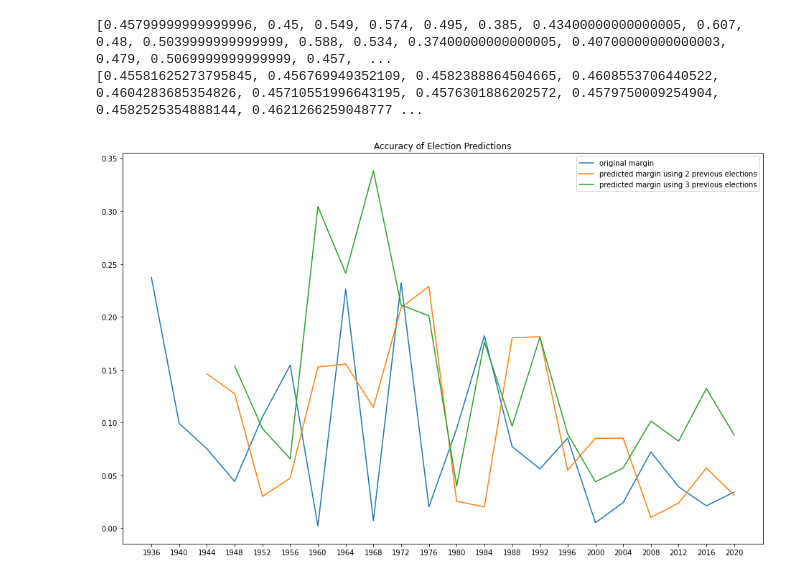
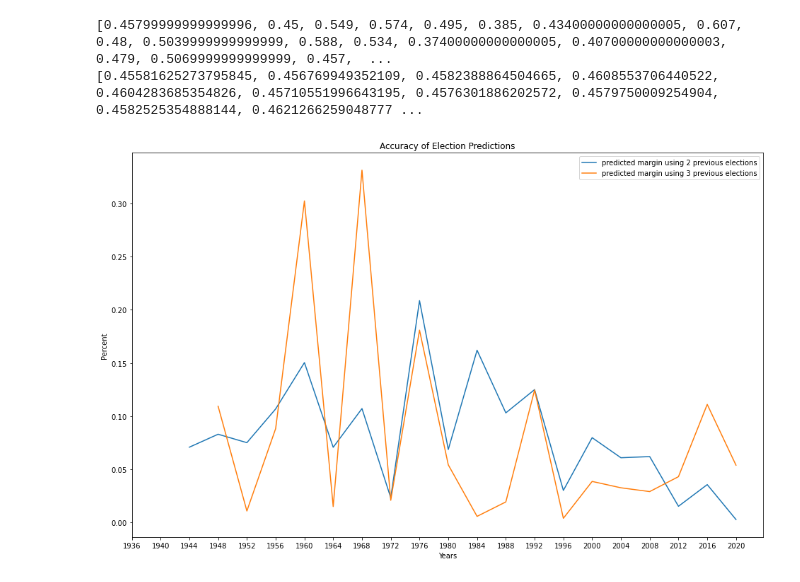
Before and after one commit to Matt-Spence/CS320Project, a Jupyter notebook: Group_Project.ipynb, the cells around one changed output. Drawn from its saved outputs; the diff is of its cells as text; code cells hidden in the pictures.

Commit message:
edit on margins

```diff
--- a/Group_Project.ipynb
+++ b/Group_Project.ipynb
@@ -412,33 +412,36 @@ def num_prev_elec(num_prev, original = True, start_year = 1936, end_year = 2020)
             predictions_r.append(y_new[0])
 
             y = subset['popular_d_percent'] # binary outcome data from this subset of years
             model.fit(x,y)
 
             y_new = model.predict(x_new)
             predictions_d.append(y_new[0])
 
             # get the absolute margin
 
+
             for r, d in zip(predictions_r, predictions_d):
-                margin.append(abs(r-d))
+                margin.append(abs(abs(thisYear['popular_r_percent'] - thisYear['popular_d_percent']) - abs(r-d)))
 
         data_dict['predicted margin using {} previous elections'.format(n_prev)] = [dates, margin]
 
     # graph the data
     fig = plt.figure(figsize=(16,10))
     for d in data_dict:
         x = data_dict[d][0]
         y = data_dict[d][1]
         plt.plot(x, y, label = d)
 
     plt.title('Accuracy of Election Predictions')
+    plt.ylabel('Percent')
+    plt.xlabel('Years')
     plt.xticks(list(range(start_year, end_year + 4, 4)))
     plt.legend()
     plt.show()
 
     return data_dict
 
 
-x = num_prev_elec([2 , 3])
+x = num_prev_elec([2 , 3], original=False)
 # %% [output]
-[figure, old version]
+[figure, new version]
```
